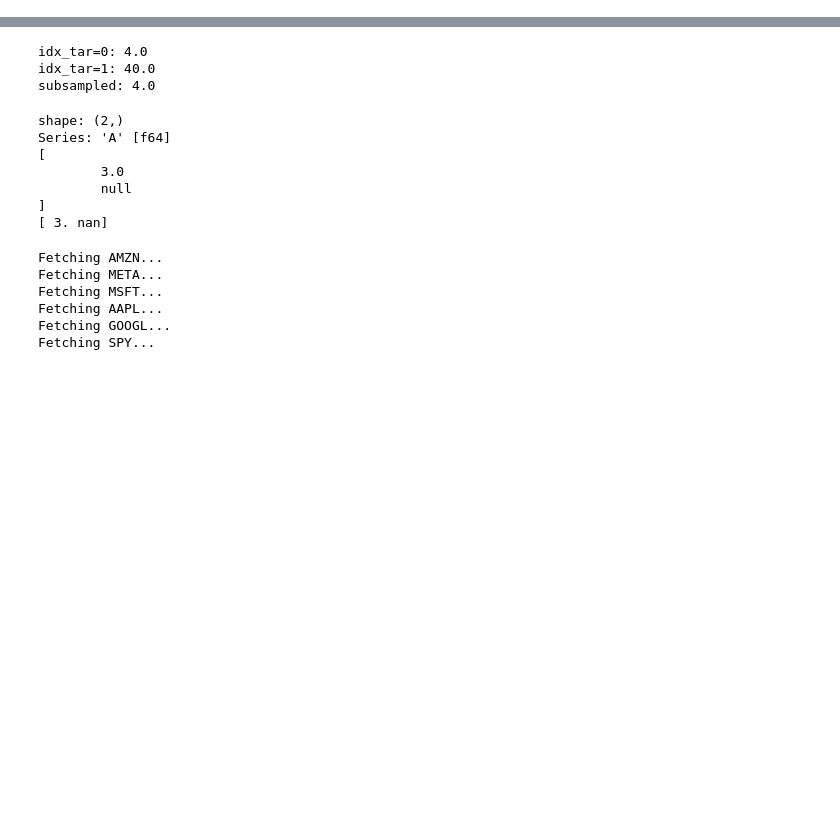
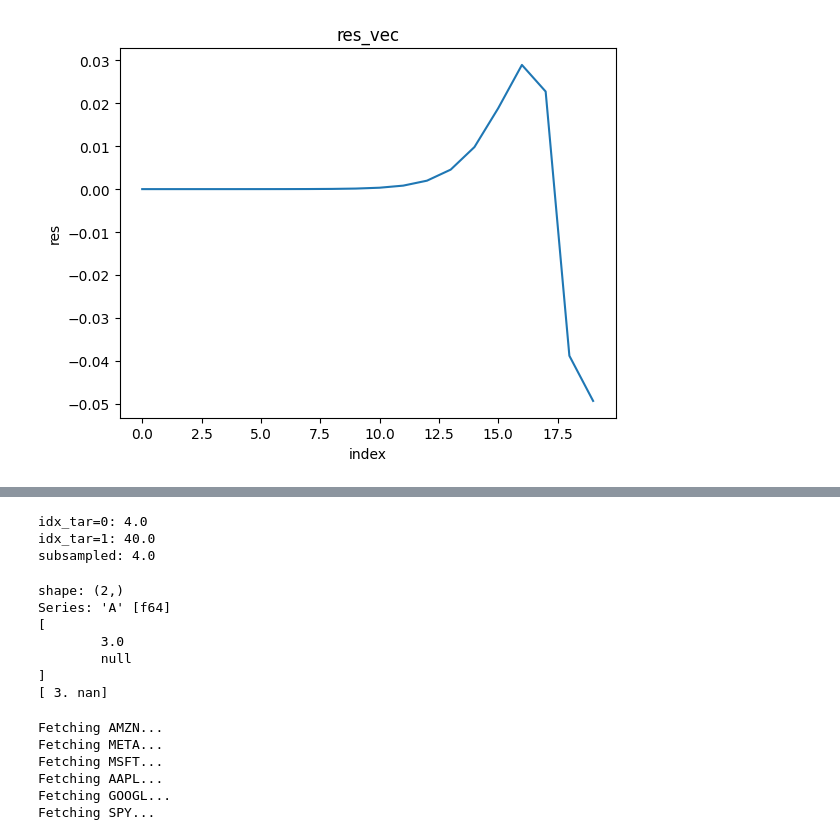
Before and after one commit to KImeriGitHub/RandomOdyssey, a Jupyter notebook: notebooks/sandbox.ipynb, the cells around one changed output, grey strips where cells are left out. Drawn from its saved outputs; the diff is of its cells as text; code cells hidden in the pictures; blank space fills up the shorter version.

```diff
--- a/notebooks/sandbox.ipynb
+++ b/notebooks/sandbox.ipynb
@@ -30,3 +30,52 @@ import time
 
 from src.mathTools.SpecialMatrix import SpecialMatrix
 from src.mathTools.DistributionTools import DistributionTools
+# %%
+import numpy as np
+import seaborn as sns
+import matplotlib.pyplot as plt
+
+def geom_vector(a, n):
+    a = float(a); n = int(n)
+    if np.isclose(a, 1.0): return np.full(n, 1.0/n)
+    p = np.arange(n-1, -1, -1)
+    return (a**p) * ((1.0 - a) / (1.0 - a**n))
+
+def geom_upper_tri(a, n):
+    a = float(a); n = int(n)
+    i = np.arange(n)[:, None]; j = np.arange(n)[None, :]
+    mask = (i <= j)
+    powers = np.where(mask, a**(j - i), 0.0)
+    k = np.arange(1, n+1)
+    scales = (1.0/k) if np.isclose(a, 1.0) else ((1.0 - a) / (1.0 - a**k))
+    return powers * scales[None, :]
+
+def res_vec_from_params(vec_fast, vec_slow, vec_sgnl,
+                        w_fast, w_slow, w_sgnl, n):
+    fast = sum(w * geom_upper_tri(a, n) for a, w in zip(vec_fast, w_fast))
+    slow = sum(w * geom_upper_tri(a, n) for a, w in zip(vec_slow, w_slow))
+    sgnl = sum(w * geom_vector(a, n)    for a, w in zip(vec_sgnl, w_sgnl))
+    rhs = np.eye(1, n, n-1).ravel() - sgnl                 # e_last - sgnl
+    return ((fast - slow) @ rhs)                       # <-- inspect this
+
+# ---- parameters you can edit ----
+n = 20
+
+vec_fast = np.array([0.246235, 0.22])
+w_fast   = np.array([1.5, 0.5])
+
+vec_slow = np.array([0.288318, 0.37])
+w_slow   = np.array([1.5, 0.5])
+
+vec_sgnl = np.array([0.321511])
+w_sgnl   = np.array([2.0])
+
+# ---- run ----
+res = res_vec_from_params(vec_fast, vec_slow, vec_sgnl, w_fast, w_slow, w_sgnl, n)
+sns.lineplot(x=np.arange(len(res)), y=res)
+plt.xlabel("index")
+plt.ylabel("res")
+plt.title("res_vec")
+plt.show()
+# %% [output]
+[figure, added]
```
Also changed, not shown: parts of 5 cells of this notebook, 5 other files.
